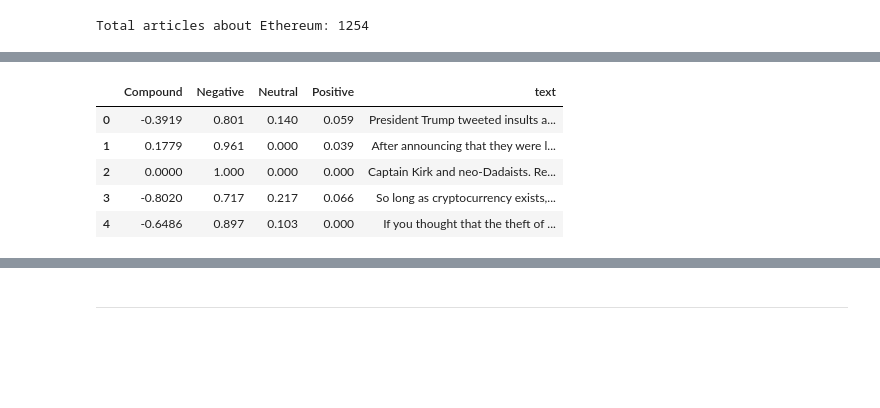
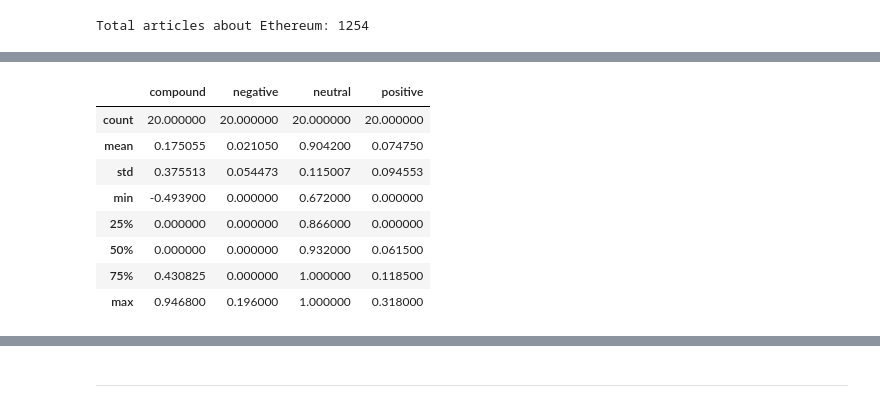
Before and after one commit to jorgeabud/NPL_homework, a Jupyter notebook: Starter_Code/crypto_sentiment.ipynb, the cells around one changed output, grey strips where cells are left out. Drawn from its saved outputs; the diff is of its cells as text; code cells hidden in the pictures; blank space fills up the shorter version.

```diff
--- a/Starter_Code/crypto_sentiment.ipynb
+++ b/Starter_Code/crypto_sentiment.ipynb
@@ -49,0 +92,35 @@ Total articles about Ethereum: 1254
+# %%
+# Create the ethereum sentiment scores DataFrame
+# YOUR CODE HERE!
+ethereum_sentiments = []
+
+for article in ethereum_headlines["articles"]:
+    try:
+        text = article["content"]
+        date = article["publishedAt"][:10]
+        sentiment = analyzer.polarity_scores(text)
+        compound = sentiment["compound"]
+        pos = sentiment["pos"]
+        neu = sentiment["neu"]
+        neg = sentiment["neg"]
+
+        ethereum_sentiments.append({
+            "text": text,
+            "date": date,
+            "compound": compound,
+            "positive": pos,
+            "negative": neg,
+            "neutral": neu
+
+        })
+
+    except AttributeError:
+        pass
+
+ethereum_df = pd.DataFrame(ethereum_sentiments)
+
+cols = ["compound", "negative", "neutral", "positive", "text"]
+
+ethereum_df = ethereum_df[cols]
+
+ethereum_df.head()
@@ -60,10 +148,14 @@ Total articles about Ethereum: 1254
 # %%
-# Create the ethereum sentiment scores DataFrame
+# Describe the Ethereum Sentiment
 # YOUR CODE HERE!
+ethereum_df.describe()
 # %% [output]
-|  | Compound | Negative | Neutral | Positive | text |
-| 0 | -0.3919 | 0.801 | 0.140 | 0.059 | President Trump tweeted insults a... |
-| 1 | 0.1779 | 0.961 | 0.000 | 0.039 | After announcing that they were l... |
-| 2 | 0.0000 | 1.000 | 0.000 | 0.000 | Captain Kirk and neo-Dadaists. Re... |
-| 3 | -0.8020 | 0.717 | 0.217 | 0.066 | So long as cryptocurrency exists,... |
-| 4 | -0.6486 | 0.897 | 0.103 | 0.000 | If you thought that the theft of ... |
+|  | compound | negative | neutral | positive |
+| count | 20.000000 | 20.000000 | 20.000000 | 20.000000 |
+| mean | 0.175055 | 0.021050 | 0.904200 | 0.074750 |
+| std | 0.375513 | 0.054473 | 0.115007 | 0.094553 |
+| min | -0.493900 | 0.000000 | 0.672000 | 0.000000 |
+| 25% | 0.000000 | 0.000000 | 0.866000 | 0.000000 |
+| 50% | 0.000000 | 0.000000 | 0.932000 | 0.061500 |
+| 75% | 0.430825 | 0.000000 | 1.000000 | 0.118500 |
+| max | 0.946800 | 0.196000 | 1.000000 | 0.318000 |
```
Also changed, not shown: parts of 6 cells of this notebook.
